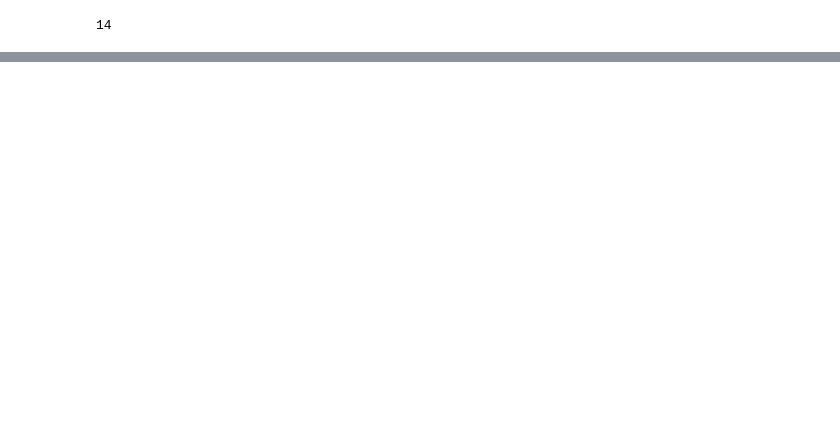
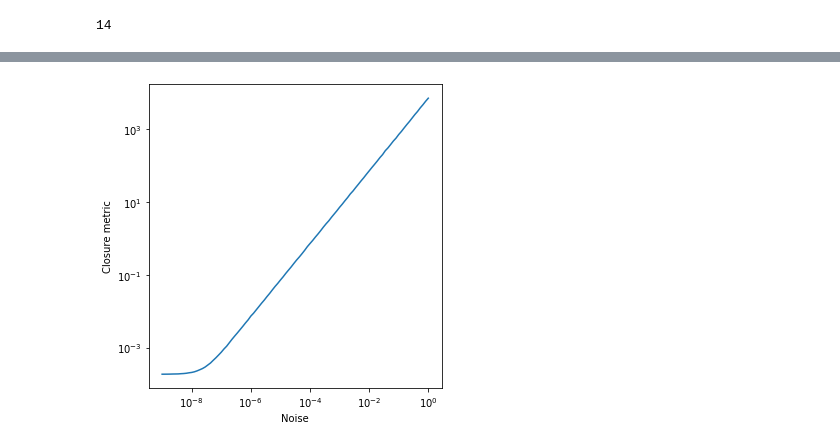
Before and after one commit to johannbrehmer/manifold-flow, a Jupyter notebook: experiments/notebooks/explore_lhc.ipynb, the cells around one changed output, grey strips where cells are left out. Cells and saved outputs as stored; diff of their text form; code cells hidden in the pictures; blank space fills up the shorter version.

Commit message:
Closure vs noise, t-SNE, FileNotFoundError exception for posterior

```diff
--- a/experiments/notebooks/explore_lhc.ipynb
+++ b/experiments/notebooks/explore_lhc.ipynb
@@ -22,5 +24,9 @@ params = np.load("../data/samples/lhc/theta_train.npy")[:n]
+# %%
+n = 10000
 # %%
 sim = WBFLoader()
 sim.latent_dim()
 # %% [output]
 14
+# %%
+x, params = sim.load_dataset(train=True, dataset_dir="../data/samples/lhc", numpy=True, limit_samplesize=n)
@@ -26,0 +69,7 @@ sim.latent_dim()
+# %%
+noises = np.geomspace(1.e-9, 1., 100)
+
+closure = []
+
+for noise in noises:
+    closure.append(sim.distance_from_manifold(x + noise * np.random.normal(size=x.shape)))
@@ -27,3 +94,18 @@ sim.latent_dim()
+# %%
+plt.figure(figsize=(5,5))
+
+plt.plot(noises, closure)
+
+plt.xscale("log")
+plt.yscale("log")
+
+plt.xlabel("Noise")
+plt.ylabel("Closure metric")
+
+plt.tight_layout()
+plt.savefig("../figures/lhc_closure_vs_noise.pdf")
+# %% [output]
+[figure, added]
 # %%
 # pT vs px, py
 print("pT")
```
Also changed, not shown: parts of 12 cells of this notebook, 4 other files.
